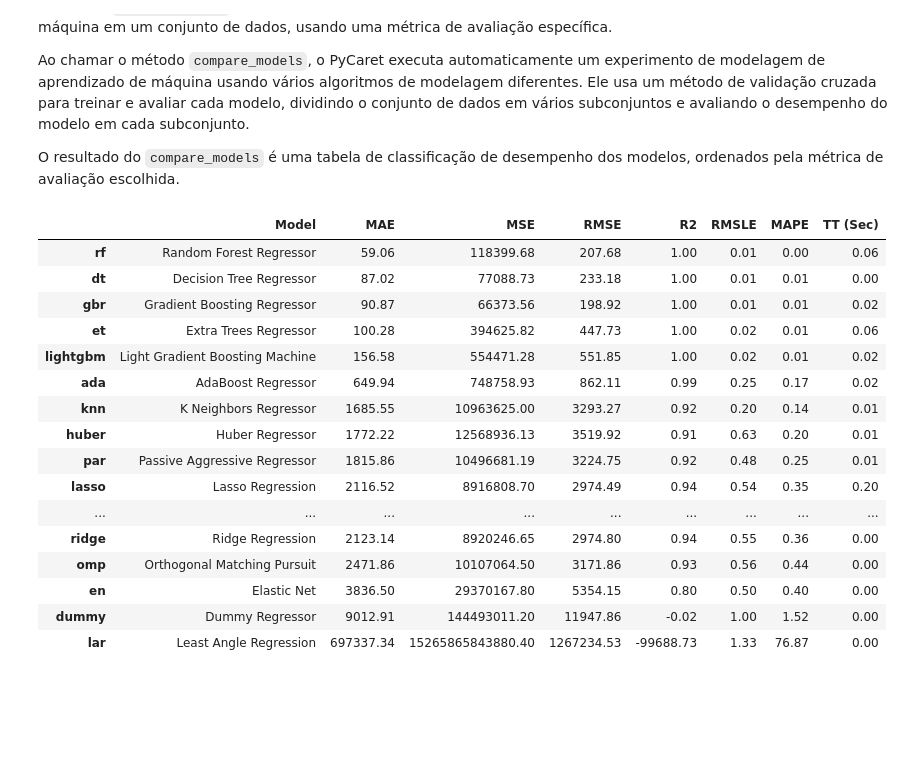
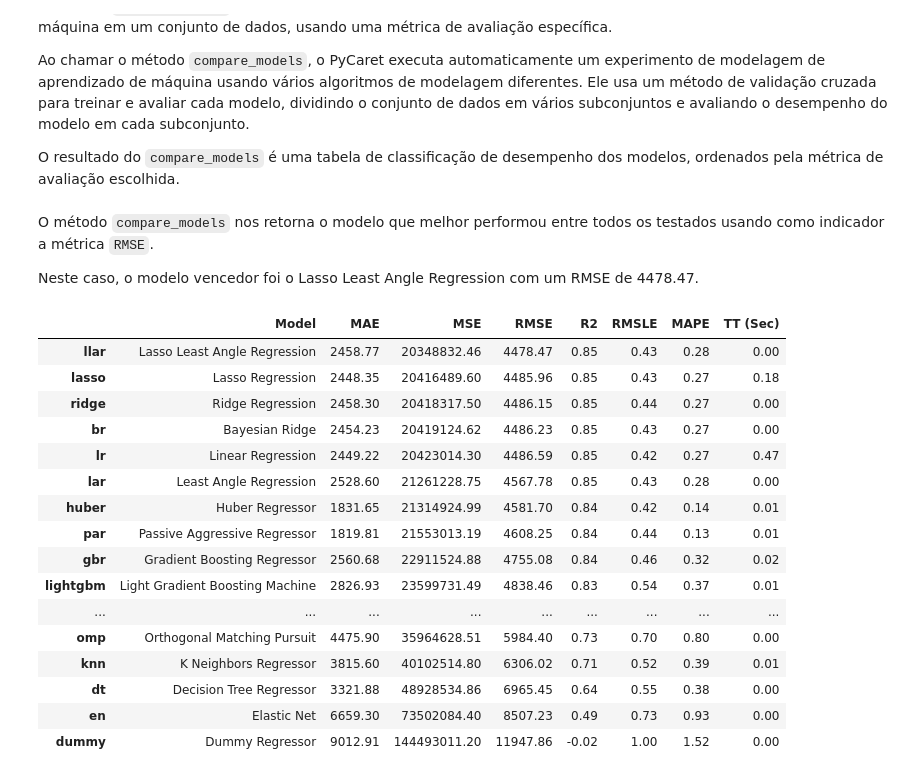
Before and after one commit to lstarke/Health-Insurance-Cost-Prediction, a Jupyter notebook: LeandroStarke_Health_Insurance_Cost_Prediction_(AutoML).ipynb, the cells around one changed output. Drawn from its saved outputs; the diff is of its cells as text; code cells hidden in the pictures; blank space fills up the shorter version.

```diff
--- a/LeandroStarke_Health_Insurance_Cost_Prediction_(AutoML).ipynb
+++ b/LeandroStarke_Health_Insurance_Cost_Prediction_(AutoML).ipynb
@@ -88,23 +282,27 @@ O método `compare_models` do PyCaret é usado para comparar o desempenho de vá
 Ao chamar o método `compare_models`, o PyCaret executa automaticamente um experimento de modelagem de aprendizado de máquina usando vários algoritmos de modelagem diferentes. Ele usa um método de validação cruzada para treinar e avaliar cada modelo, dividindo o conjunto de dados em vários subconjuntos e avaliando o desempenho do modelo em cada subconjunto.
 
 O resultado do `compare_models` é uma tabela de classificação de desempenho dos modelos, ordenados pela métrica de avaliação escolhida.
+# %% [markdown]
+O método `compare_models` nos retorna o modelo que melhor performou entre todos os testados usando como indicador a métrica `RMSE`.
+
+Neste caso, o modelo vencedor foi o Lasso Least Angle Regression com um RMSE de 4478.47.
 # %%
-best = compare_models(round=2, sort="MAE")
+best = compare_models(round=2, sort="RMSE")
 # %% [output]
 |  | Model | MAE | MSE | RMSE | R2 | RMSLE | MAPE | TT (Sec) |
-| rf | Random Forest Regressor | 59.06 | 118399.68 | 207.68 | 1.00 | 0.01 | 0.00 | 0.06 |
-| dt | Decision Tree Regressor | 87.02 | 77088.73 | 233.18 | 1.00 | 0.01 | 0.01 | 0.00 |
-| gbr | Gradient Boosting Regressor | 90.87 | 66373.56 | 198.92 | 1.00 | 0.01 | 0.01 | 0.02 |
-| et | Extra Trees Regressor | 100.28 | 394625.82 | 447.73 | 1.00 | 0.02 | 0.01 | 0.06 |
-| lightgbm | Light Gradient Boosting Machine | 156.58 | 554471.28 | 551.85 | 1.00 | 0.02 | 0.01 | 0.02 |
-| ada | AdaBoost Regressor | 649.94 | 748758.93 | 862.11 | 0.99 | 0.25 | 0.17 | 0.02 |
-| knn | K Neighbors Regressor | 1685.55 | 10963625.00 | 3293.27 | 0.92 | 0.20 | 0.14 | 0.01 |
-| huber | Huber Regressor | 1772.22 | 12568936.13 | 3519.92 | 0.91 | 0.63 | 0.20 | 0.01 |
-| par | Passive Aggressive Regressor | 1815.86 | 10496681.19 | 3224.75 | 0.92 | 0.48 | 0.25 | 0.01 |
-| lasso | Lasso Regression | 2116.52 | 8916808.70 | 2974.49 | 0.94 | 0.54 | 0.35 | 0.20 |
+| llar | Lasso Least Angle Regression | 2458.77 | 20348832.46 | 4478.47 | 0.85 | 0.43 | 0.28 | 0.00 |
+| lasso | Lasso Regression | 2448.35 | 20416489.60 | 4485.96 | 0.85 | 0.43 | 0.27 | 0.18 |
+| ridge | Ridge Regression | 2458.30 | 20418317.50 | 4486.15 | 0.85 | 0.44 | 0.27 | 0.00 |
+| br | Bayesian Ridge | 2454.23 | 20419124.62 | 4486.23 | 0.85 | 0.43 | 0.27 | 0.00 |
+| lr | Linear Regression | 2449.22 | 20423014.30 | 4486.59 | 0.85 | 0.42 | 0.27 | 0.47 |
+| lar | Least Angle Regression | 2528.60 | 21261228.75 | 4567.78 | 0.85 | 0.43 | 0.28 | 0.00 |
+| huber | Huber Regressor | 1831.65 | 21314924.99 | 4581.70 | 0.84 | 0.42 | 0.14 | 0.01 |
+| par | Passive Aggressive Regressor | 1819.81 | 21553013.19 | 4608.25 | 0.84 | 0.44 | 0.13 | 0.01 |
+| gbr | Gradient Boosting Regressor | 2560.68 | 22911524.88 | 4755.08 | 0.84 | 0.46 | 0.32 | 0.02 |
+| lightgbm | Light Gradient Boosting Machine | 2826.93 | 23599731.49 | 4838.46 | 0.83 | 0.54 | 0.37 | 0.01 |
 | ... | ... | ... | ... | ... | ... | ... | ... | ... |
-| ridge | Ridge Regression | 2123.14 | 8920246.65 | 2974.80 | 0.94 | 0.55 | 0.36 | 0.00 |
-| omp | Orthogonal Matching Pursuit | 2471.86 | 10107064.50 | 3171.86 | 0.93 | 0.56 | 0.44 | 0.00 |
-| en | Elastic Net | 3836.50 | 29370167.80 | 5354.15 | 0.80 | 0.50 | 0.40 | 0.00 |
+| omp | Orthogonal Matching Pursuit | 4475.90 | 35964628.51 | 5984.40 | 0.73 | 0.70 | 0.80 | 0.00 |
+| knn | K Neighbors Regressor | 3815.60 | 40102514.80 | 6306.02 | 0.71 | 0.52 | 0.39 | 0.01 |
+| dt | Decision Tree Regressor | 3321.88 | 48928534.86 | 6965.45 | 0.64 | 0.55 | 0.38 | 0.00 |
+| en | Elastic Net | 6659.30 | 73502084.40 | 8507.23 | 0.49 | 0.73 | 0.93 | 0.00 |
 | dummy | Dummy Regressor | 9012.91 | 144493011.20 | 11947.86 | -0.02 | 1.00 | 1.52 | 0.00 |
-| lar | Least Angle Regression | 697337.34 | 15265865843880.40 | 1267234.53 | -99688.73 | 1.33 | 76.87 | 0.00 |
```
Also changed, not shown: parts of 10 cells of this notebook.
